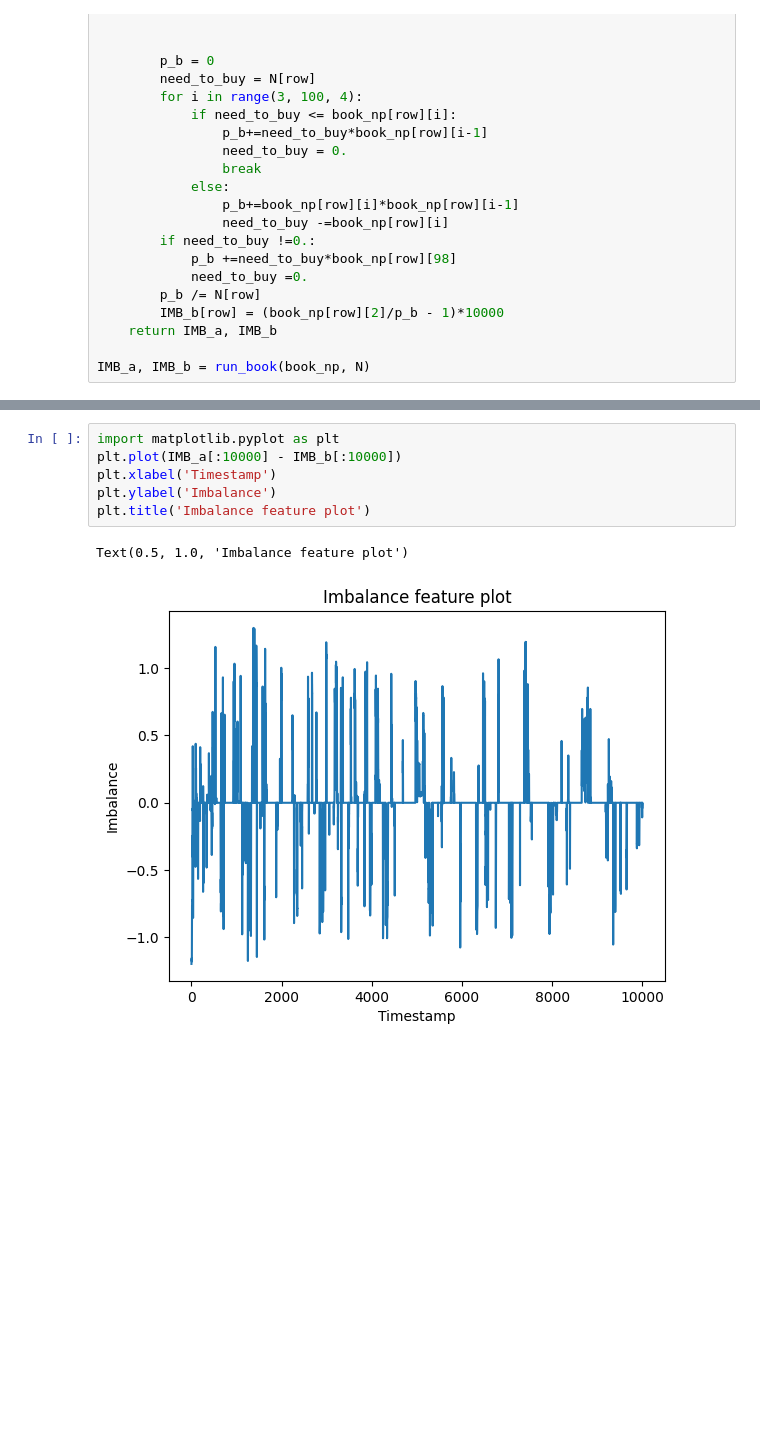
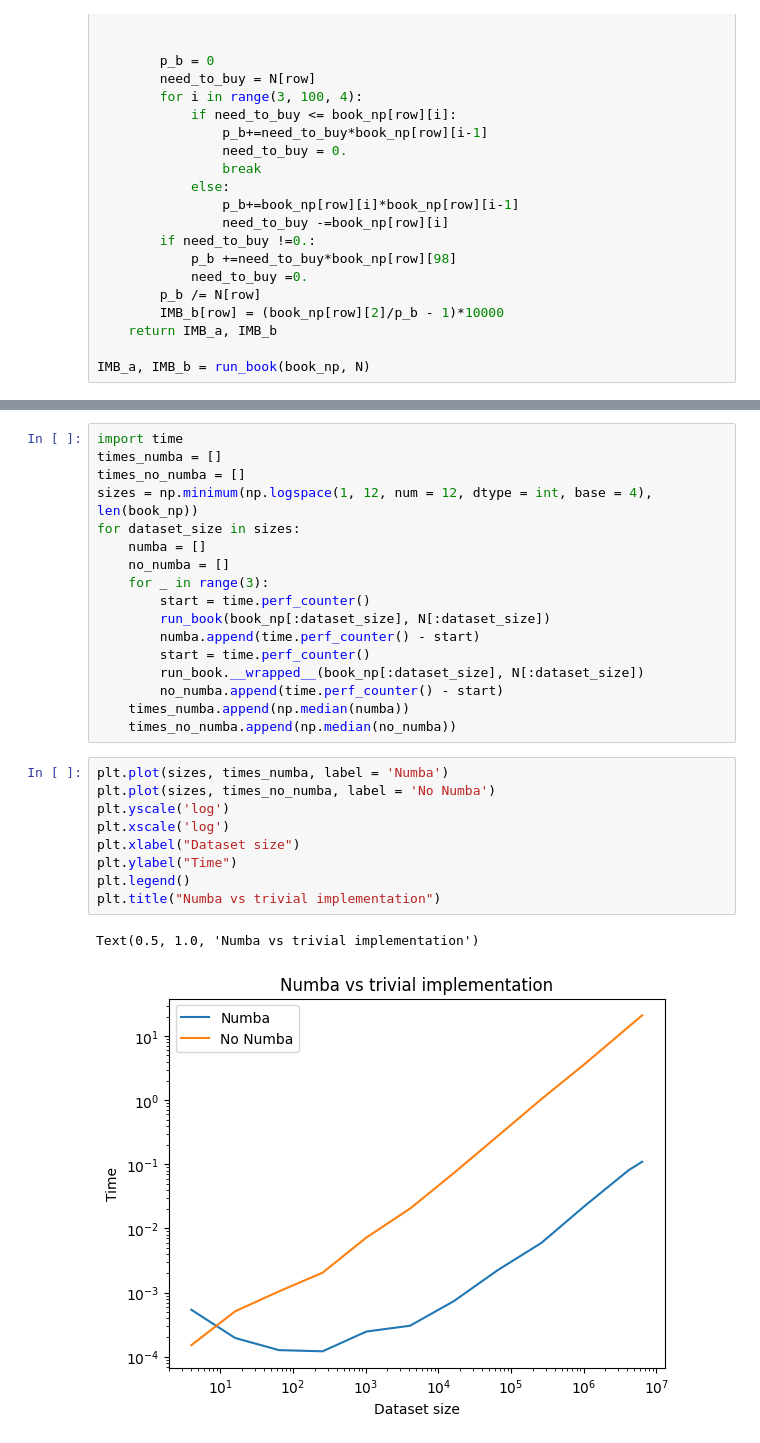
Before and after one commit to Matteus1904/HPPL_HFT, a Jupyter notebook: HFT_imbalance.ipynb, the cells around one changed output, grey strips where cells are left out. Cells and saved outputs as stored; diff of their text form; blank space fills up the shorter version.

```diff
--- a/HFT_imbalance.ipynb
+++ b/HFT_imbalance.ipynb
@@ -106,9 +82,29 @@ time_no_numba.average/time_numba.average
-# %%
-import matplotlib.pyplot as plt
-plt.plot(IMB_a[:10000] - IMB_b[:10000])
-plt.xlabel('Timestamp')
-plt.ylabel('Imbalance')
-plt.title('Imbalance feature plot')
-# %% [output]
-Text(0.5, 1.0, 'Imbalance feature plot')
-[figure, removed]
+# %%
+import time
+times_numba = []
+times_no_numba = []
+sizes = np.minimum(np.logspace(1, 12, num = 12, dtype = int, base = 4), len(book_np))
+for dataset_size in sizes:
+    numba = []
+    no_numba = []
+    for _ in range(3):
+        start = time.perf_counter()
+        run_book(book_np[:dataset_size], N[:dataset_size])
+        numba.append(time.perf_counter() - start)
+        start = time.perf_counter()
+        run_book.__wrapped__(book_np[:dataset_size], N[:dataset_size])
+        no_numba.append(time.perf_counter() - start)
+    times_numba.append(np.median(numba))
+    times_no_numba.append(np.median(no_numba))
+# %%
+plt.plot(sizes, times_numba, label = 'Numba')
+plt.plot(sizes, times_no_numba, label = 'No Numba')
+plt.yscale('log')
+plt.xscale('log')
+plt.xlabel("Dataset size")
+plt.ylabel("Time")
+plt.legend()
+plt.title("Numba vs trivial implementation")
+# %% [output]
+Text(0.5, 1.0, 'Numba vs trivial implementation')
+[figure, added]
```
Also changed, not shown: parts of 13 cells of this notebook.
